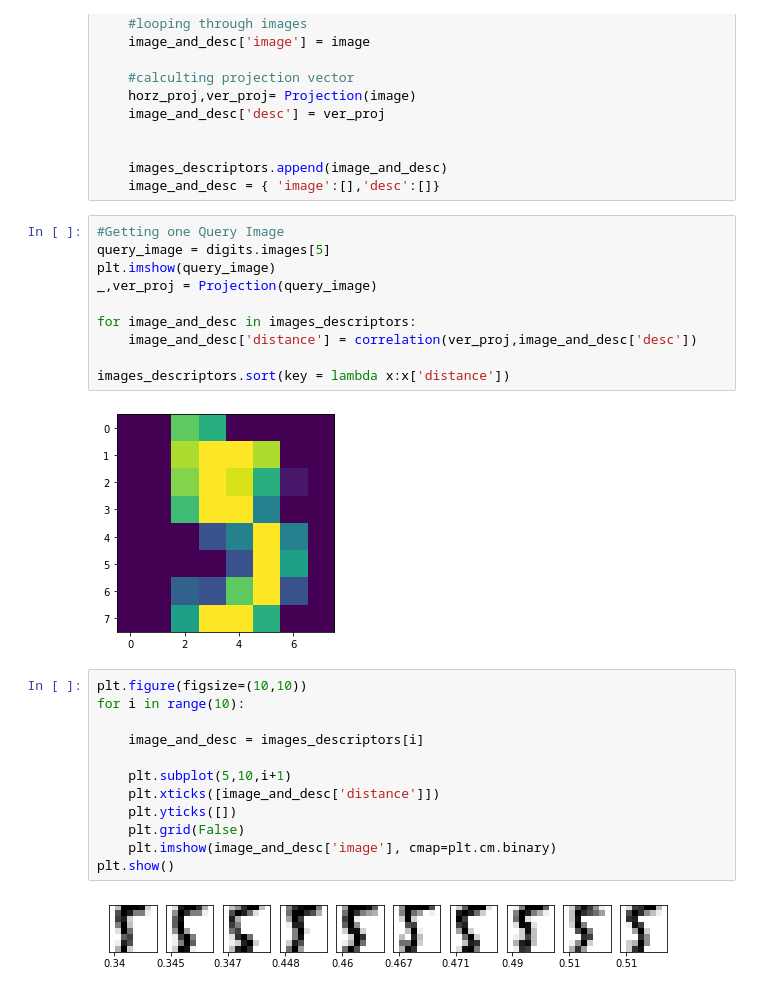
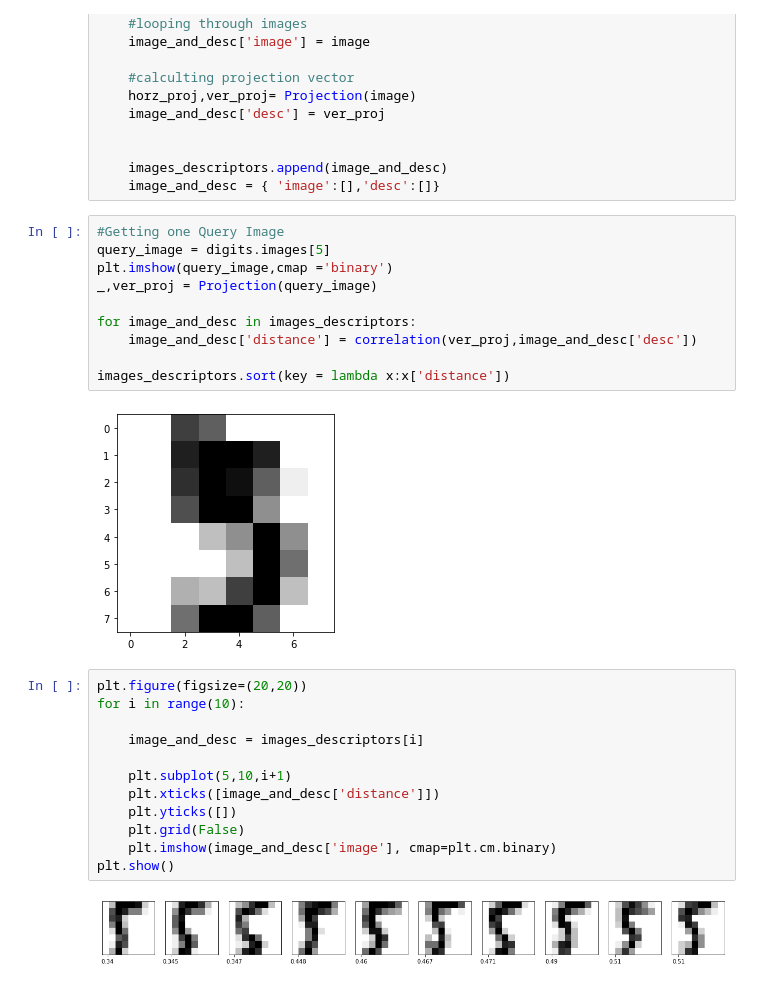
Before and after one commit to kaizendae/Data-Mining-Course, a Jupyter notebook: Search Engine.ipynb, the cells around one changed output. Drawn from its saved outputs; the diff is of its cells as text.

```diff
--- a/Search Engine.ipynb
+++ b/Search Engine.ipynb
@@ -77,7 +77,7 @@ for image in digits.images:
 # %%
 #Getting one Query Image
 query_image = digits.images[5]
-plt.imshow(query_image)
+plt.imshow(query_image,cmap ='binary')
 _,ver_proj = Projection(query_image)
 
 for image_and_desc in images_descriptors:
@@ -85,18 +85,18 @@ for image_and_desc in images_descriptors:
 
 images_descriptors.sort(key = lambda x:x['distance'])
 # %% [output]
-[figure, old version]
+[figure, new version]
 # %%
-plt.figure(figsize=(10,10))
+plt.figure(figsize=(20,20))
 for i in range(10):
 
     image_and_desc = images_descriptors[i]
 
     plt.subplot(5,10,i+1)
     plt.xticks([image_and_desc['distance']])
     plt.yticks([])
     plt.grid(False)
     plt.imshow(image_and_desc['image'], cmap=plt.cm.binary)
 plt.show()
 # %% [output]
-[figure, old version]
+[figure, new version]
```
Also changed, not shown: 1 other file.
